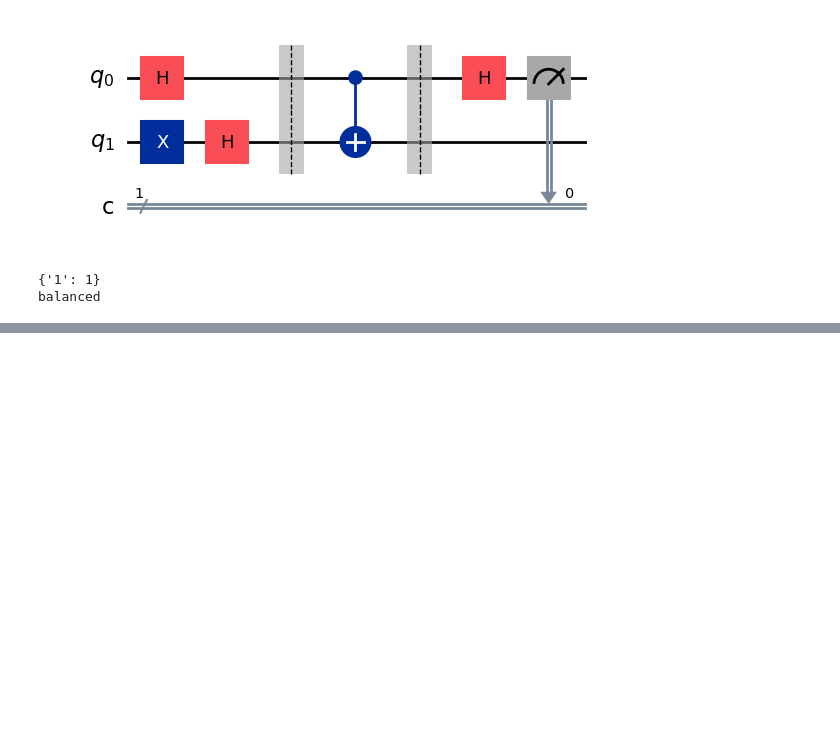
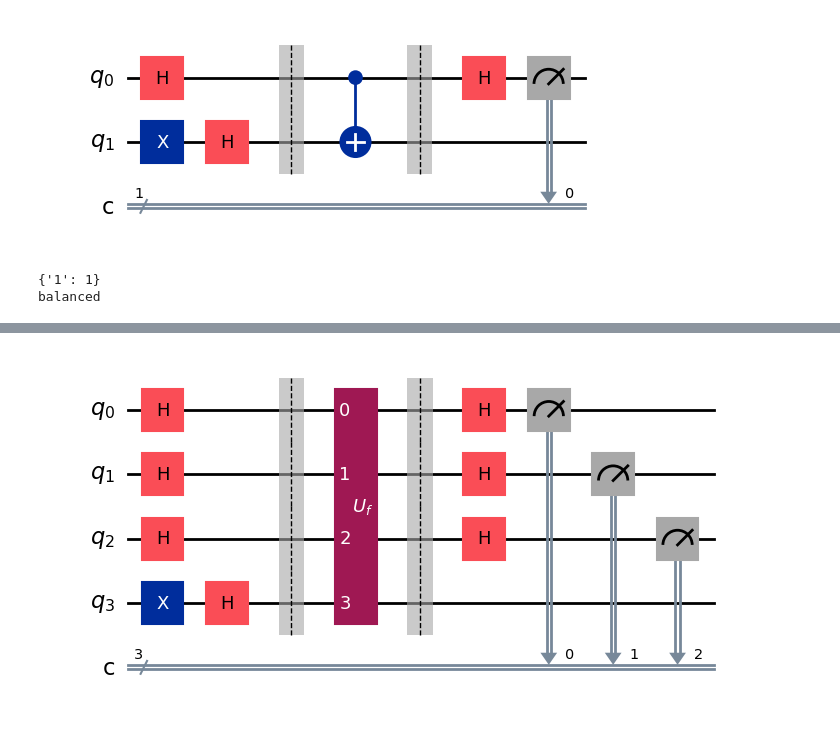
Before and after one commit to Seolwon64/QUANTUM_LABORATORY, a Jupyter notebook: COMPUTER SCIENCE/DEUTSCH-JOZSA ALGORITHM.ipynb, the cells around one changed output, grey strips where cells are left out. Saved outputs shown, nothing was run; the diff lists cells and outputs as text; code cells hidden in the pictures; blank space fills up the shorter version.

```diff
--- a/COMPUTER SCIENCE/DEUTSCH-JOZSA ALGORITHM.ipynb
+++ b/COMPUTER SCIENCE/DEUTSCH-JOZSA ALGORITHM.ipynb
@@ -174,0 +238,20 @@ balanced
+# %%
+blackbox = oracle.to_gate()
+blackbox.label = "$U_f$"
+
+
+qc_dj = QuantumCircuit(n + 1, n)
+qc_dj.x(n)
+qc_dj.h(range(n + 1)) # IF N = 3 => H(0) H(1) H(2) H(3) H(4) ONLY IN QISKIT
+qc_dj.barrier()
+qc_dj.compose(blackbox, inplace=True)
+qc_dj.barrier()
+qc_dj.h(range(n)) # NOT H IN Q3 : |-> -> |1> : NO INFORMATION
+qc_dj.measure(range(n), range(n))
+
+qc_dj.decompose().decompose()
+
+
+qc_dj.draw("mpl")
+# %% [output]
+[figure, added]
```
Also changed, not shown: parts of 8 cells of this notebook.
